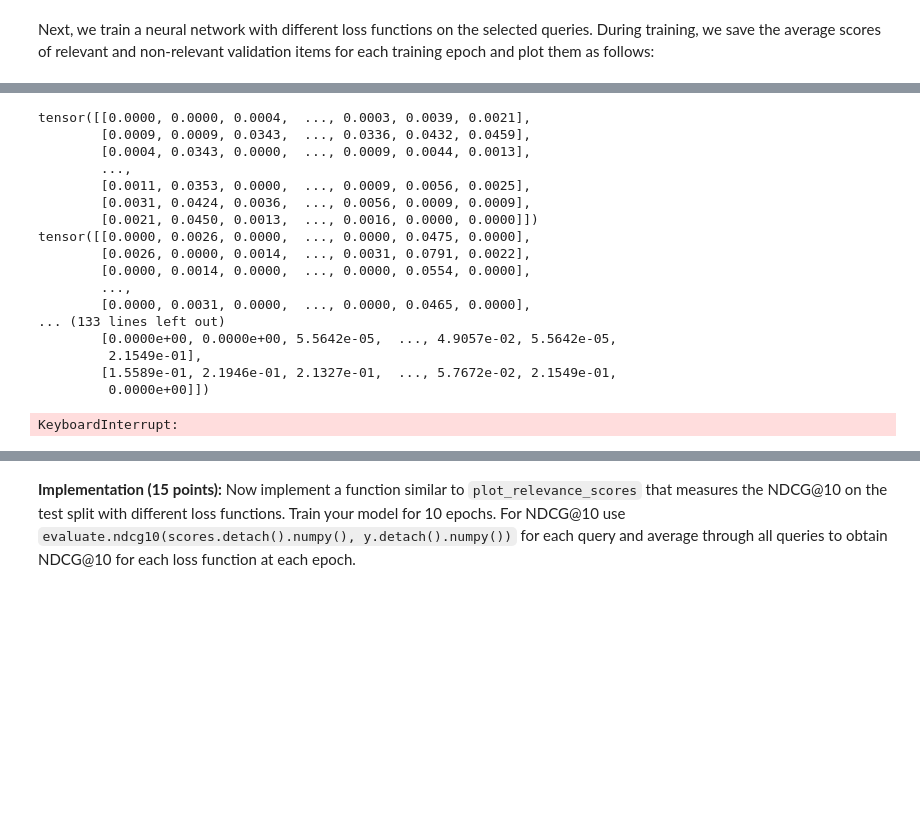
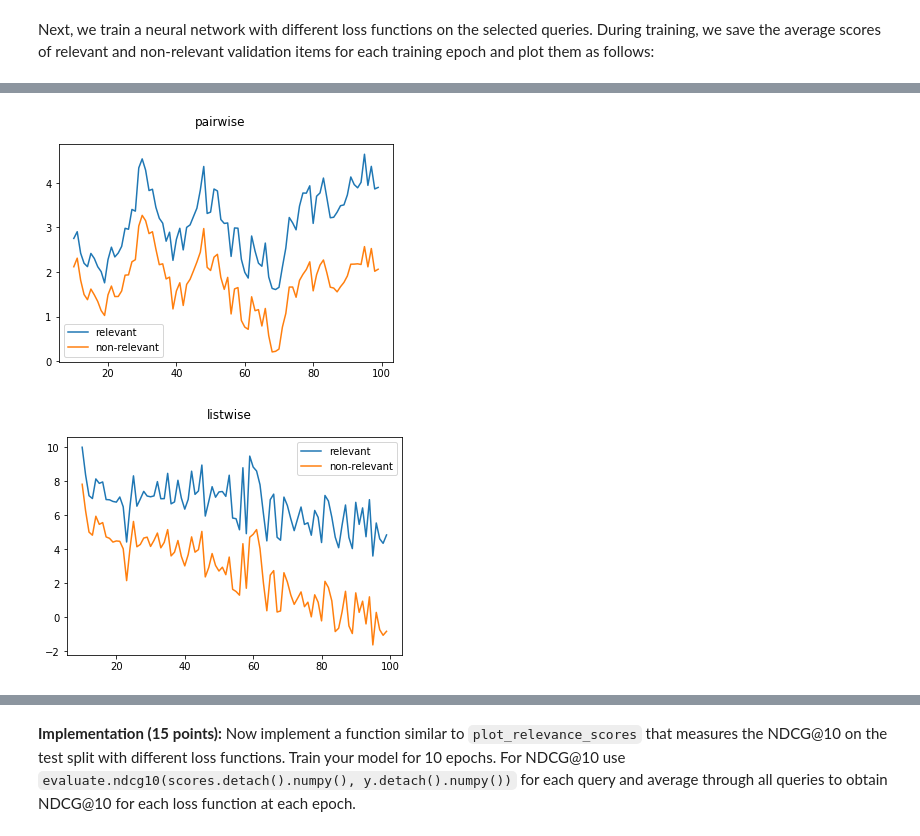
Before and after one commit to bpiyush/IR1Labs, a Jupyter notebook: lab2/hw2/hw2-piyush.ipynb, the cells around one changed output, grey strips where cells are left out. Saved outputs shown, nothing was run; the diff lists cells and outputs as text; code cells hidden in the pictures; blank space fills up the shorter version.

```diff
--- a/lab2/hw2/hw2-piyush.ipynb
+++ b/lab2/hw2/hw2-piyush.ipynb
@@ -701,15 +715,17 @@ def compute_lambda_i(scores, labels):
 
 
     label_diff = labels.view(-1, 1) - labels
-    S_pos = torch.where(label_diff > 0., 1.0, 0.0)
-    S_neg = torch.where(label_diff < 0., -1.0, 0.0)
-    S = S_pos + S_neg
+    S = torch.sign(label_diff)
+
+    # S_pos = torch.where(label_diff > 0., 1.0, 0.0)
+    # S_neg = torch.where(label_diff < 0., -1.0, 0.0)
+    # S = S_pos + S_neg
 
     scores_diff = scores - scores.squeeze(1)
 
     lambda_matrix = sigma * (0.5 * (1 - S) - torch.sigmoid(-scores_diff))
 
-    return lambda_matrix.sum(1)
+    return lambda_matrix.sum(1, keepdim=True)
 # %%
 # Please do not change this. This cell is used for grading.
 # %% [markdown]
@@ -806,9 +823,11 @@ def listwise_loss(scores, labels):
 
     # compute S (S_ij, \forall i, j)
     label_diff = labels.view(-1, 1) - labels
-    S_pos = torch.where(label_diff > 0., 1.0, 0.0)
-    S_neg = torch.where(label_diff < 0., -1.0, 0.0)
-    S = S_pos + S_neg
+    S = torch.sign(label_diff)
+
+    # S_pos = torch.where(label_diff > 0., 1.0, 0.0)
+    # S_neg = torch.where(label_diff < 0., -1.0, 0.0)
+    # S = S_pos + S_neg
 
     # compute s_i - s_j, \forall i, j
     scores_diff = scores - scores.squeeze(1)
@@ -932,24 +983,11 @@ During training, we save the average scores of relevant and non-relevant validat
+# %%
+plot_relevance_scores(batches, 'pairwise')
+# %% [output]
+[figure, added]
 # %%
 plot_relevance_scores(batches, 'listwise')
 # %% [output]
-tensor([[0.0000, 0.0000, 0.0004,  ..., 0.0003, 0.0039, 0.0021],
-        [0.0009, 0.0009, 0.0343,  ..., 0.0336, 0.0432, 0.0459],
-        [0.0004, 0.0343, 0.0000,  ..., 0.0009, 0.0044, 0.0013],
-        ...,
-        [0.0011, 0.0353, 0.0000,  ..., 0.0009, 0.0056, 0.0025],
-        [0.0031, 0.0424, 0.0036,  ..., 0.0056, 0.0009, 0.0009],
-        [0.0021, 0.0450, 0.0013,  ..., 0.0016, 0.0000, 0.0000]])
-tensor([[0.0000, 0.0026, 0.0000,  ..., 0.0000, 0.0475, 0.0000],
-        [0.0026, 0.0000, 0.0014,  ..., 0.0031, 0.0791, 0.0022],
-        [0.0000, 0.0014, 0.0000,  ..., 0.0000, 0.0554, 0.0000],
-        ...,
-        [0.0000, 0.0031, 0.0000,  ..., 0.0000, 0.0465, 0.0000],
-... (133 lines left out)
-        [0.0000e+00, 0.0000e+00, 5.5642e-05,  ..., 4.9057e-02, 5.5642e-05,
-         2.1549e-01],
-        [1.5589e-01, 2.1946e-01, 2.1327e-01,  ..., 5.7672e-02, 2.1549e-01,
-         0.0000e+00]])
-KeyboardInterrupt:
+[figure, added]
 # %%
 
 plot_relevance_scores(batches, 'pointwise')
```
Also changed, not shown: parts of 18 cells of this notebook.
